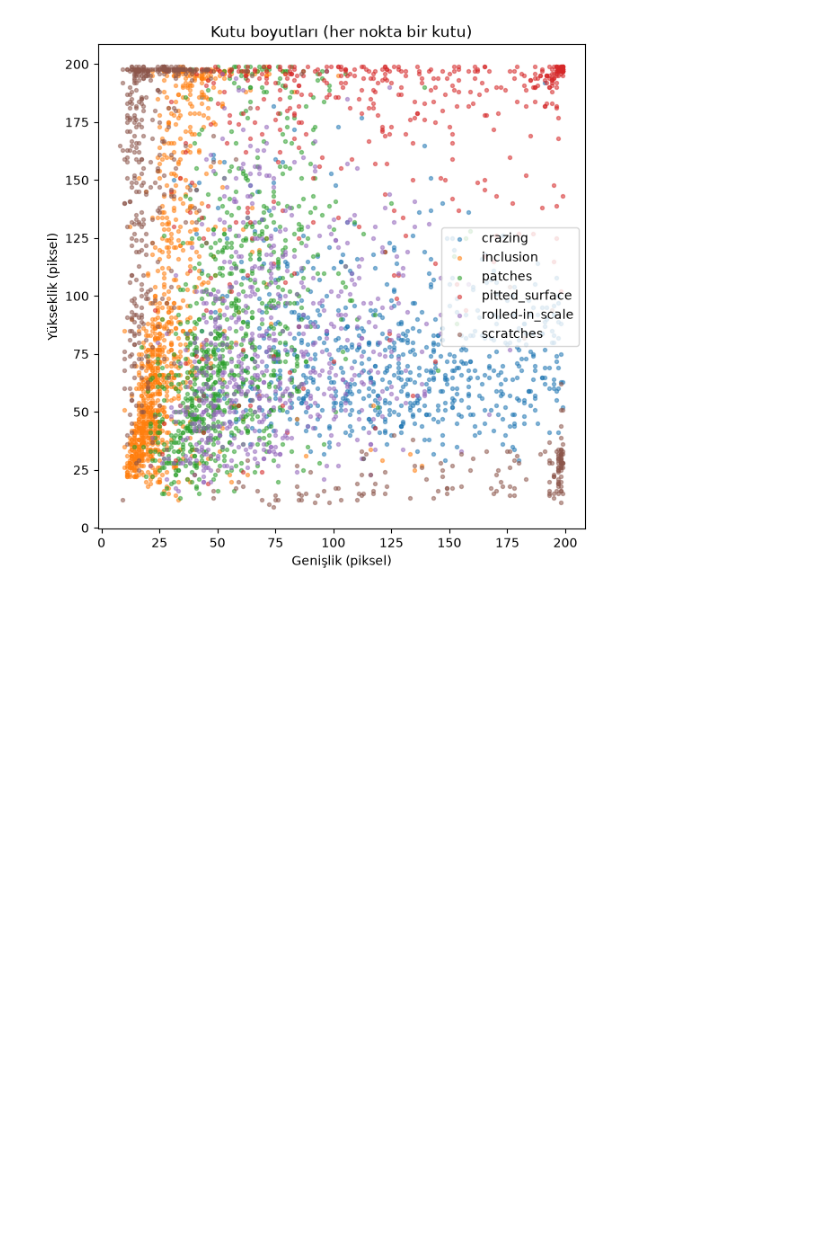
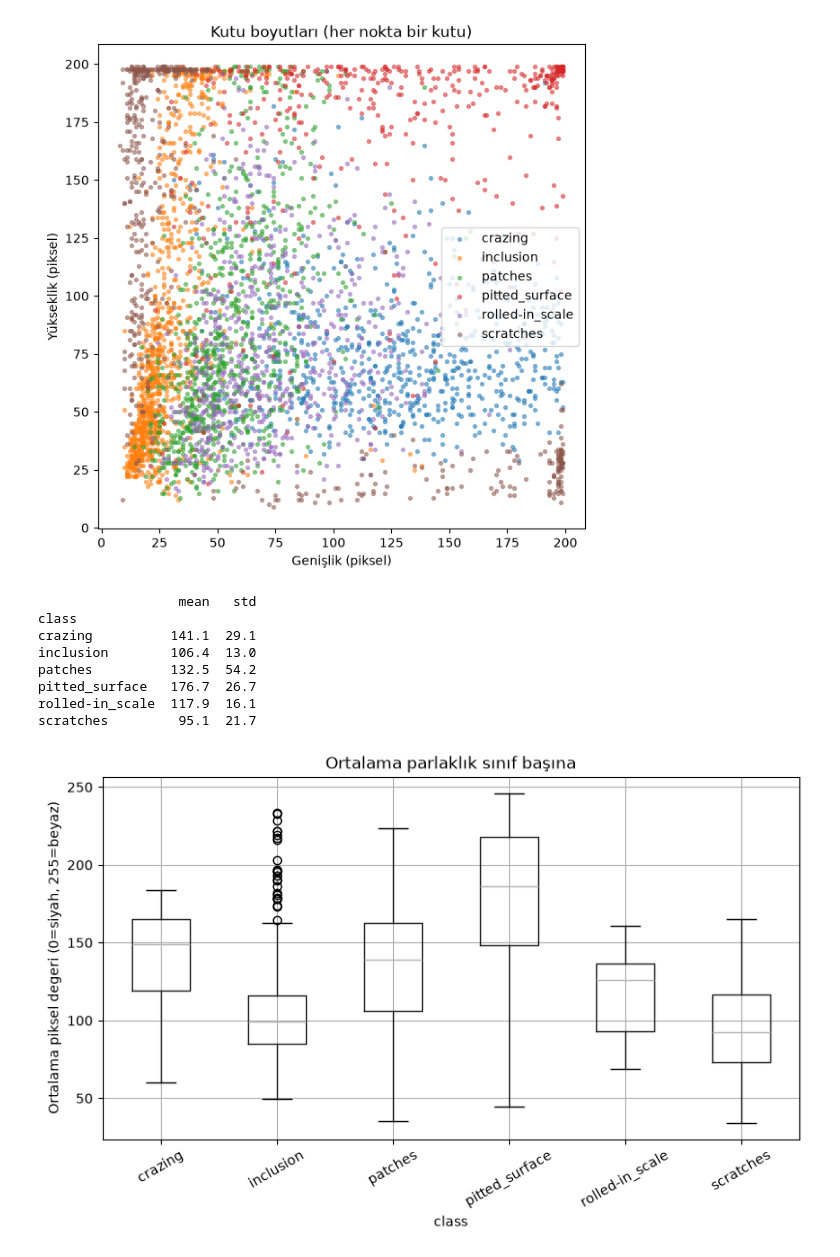
Before and after one commit to nurgulklc123/celik_yuzey_hata_tespiti, a Jupyter notebook: notebooks/01_eda.ipynb, the cells around one changed output. Drawn from its saved outputs; the diff is of its cells as text; code cells hidden in the pictures; blank space fills up the shorter version.

Commit message:
feat: add brightness analysis to EDA

```diff
--- a/notebooks/01_eda.ipynb
+++ b/notebooks/01_eda.ipynb
@@ -140,3 +140,31 @@ fig.savefig("../reports/figures/02_box_sizes.png", dpi=150)
 plt.show()
 # %% [output]
 [figure]
+# %%
+rows = []
+for p in images:#p o anda okunan resmin dosya yolu
+    img=cv2.imread(str(p),cv2.IMREAD_GRAYSCALE)
+    rows.append({
+        "file": p.name,
+        "class":class_from_name(p),
+        "mean":img.mean(),
+        "std":img.std(),#standart sapmasını veriyor aslında keskin griden siyah beyaza kadar olan dağılımı veriyor
+    })
+bright=pd.DataFrame(rows)
+print(bright.groupby("class")[["mean","std"]].mean().round(1))
+bright.boxplot(column="mean",by="class",figsize=(9,5),rot=30)
+plt.suptitle("")
+plt.title("Ortalama parlaklık sınıf başına")
+plt.ylabel("Ortalama piksel degeri (0=siyah, 255=beyaz)")
+plt.savefig("../reports/figures/03_brightness.png", dpi=150)
+plt.show()
+# %% [output]
+                  mean   std
+class
+crazing          141.1  29.1
+inclusion        106.4  13.0
+patches          132.5  54.2
+pitted_surface   176.7  26.7
+rolled-in_scale  117.9  16.1
+scratches         95.1  21.7
+[figure, added]
```
Also changed, not shown: parts of 1 cell of this notebook, 1 other file.
